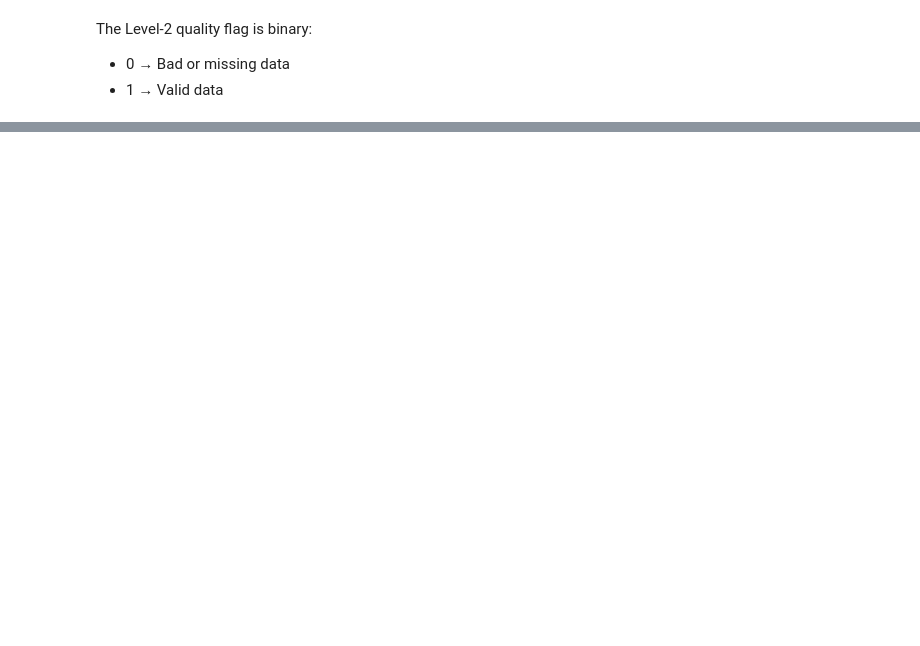
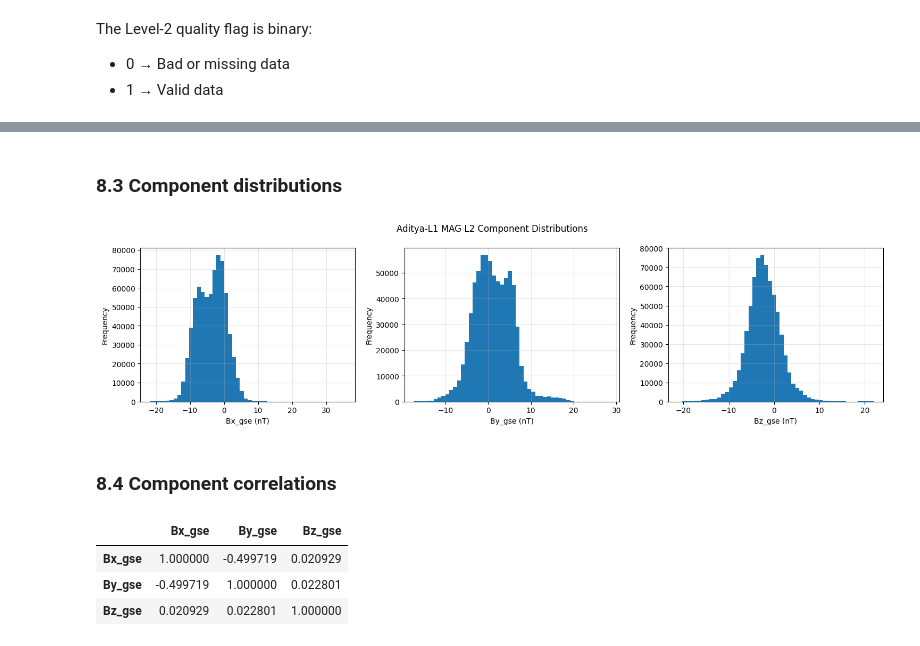
Before and after one commit to aryanap07/AdityaL1-MAG, a Jupyter notebook: notebooks/01_mag_data_characterization.ipynb, the cells around one changed output, grey strips where cells are left out. Saved outputs shown, nothing was run; the diff lists cells and outputs as text; code cells hidden in the pictures; blank space fills up the shorter version.

```diff
--- a/notebooks/01_mag_data_characterization.ipynb
+++ b/notebooks/01_mag_data_characterization.ipynb
@@ -299,0 +742,18 @@ Max:    17.170 nT
+# %%
+component_valid_records = []
+for name in GSE_COMPONENTS:
+    total = len(raw_components[name])
+    valid = int(np.count_nonzero(valid_mask))
+    invalid = total - valid
+    component_valid_records.append(
+        {
+            "component": name,
+            "total": total,
+            "valid": valid,
+            "invalid": invalid,
+            "valid_%": valid / total,
+        }
+    )
+
+component_valid_summary = pd.DataFrame(component_valid_records).set_index("component")
+component_valid_summary
@@ -299,0 +766,26 @@ Max:    17.170 nT
+# %% [markdown]
+### 8.3 Component distributions
+# %%
+fig, axes = plt.subplots(1, 3, figsize=(15, 4))
+
+for ax, name in zip(axes, GSE_COMPONENTS):
+    ax.hist(mag_df[name].dropna(), bins=50)
+    ax.set_xlabel(f"{name} (nT)")
+    ax.set_ylabel("Frequency")
+    ax.grid(alpha=0.3)
+
+fig.suptitle("Aditya-L1 MAG L2 Component Distributions")
+plt.tight_layout()
+plt.show()
+# %% [output]
+[figure, added]
+# %% [markdown]
+### 8.4 Component correlations
+# %%
+component_corr = mag_df[GSE_COMPONENTS].corr()
+component_corr
+# %% [output]
+|  | Bx_gse | By_gse | Bz_gse |
+| Bx_gse | 1.000000 | -0.499719 | 0.020929 |
+| By_gse | -0.499719 | 1.000000 | 0.022801 |
+| Bz_gse | 0.020929 | 0.022801 | 1.000000 |
```
Also changed, not shown: parts of 138 cells of this notebook.
